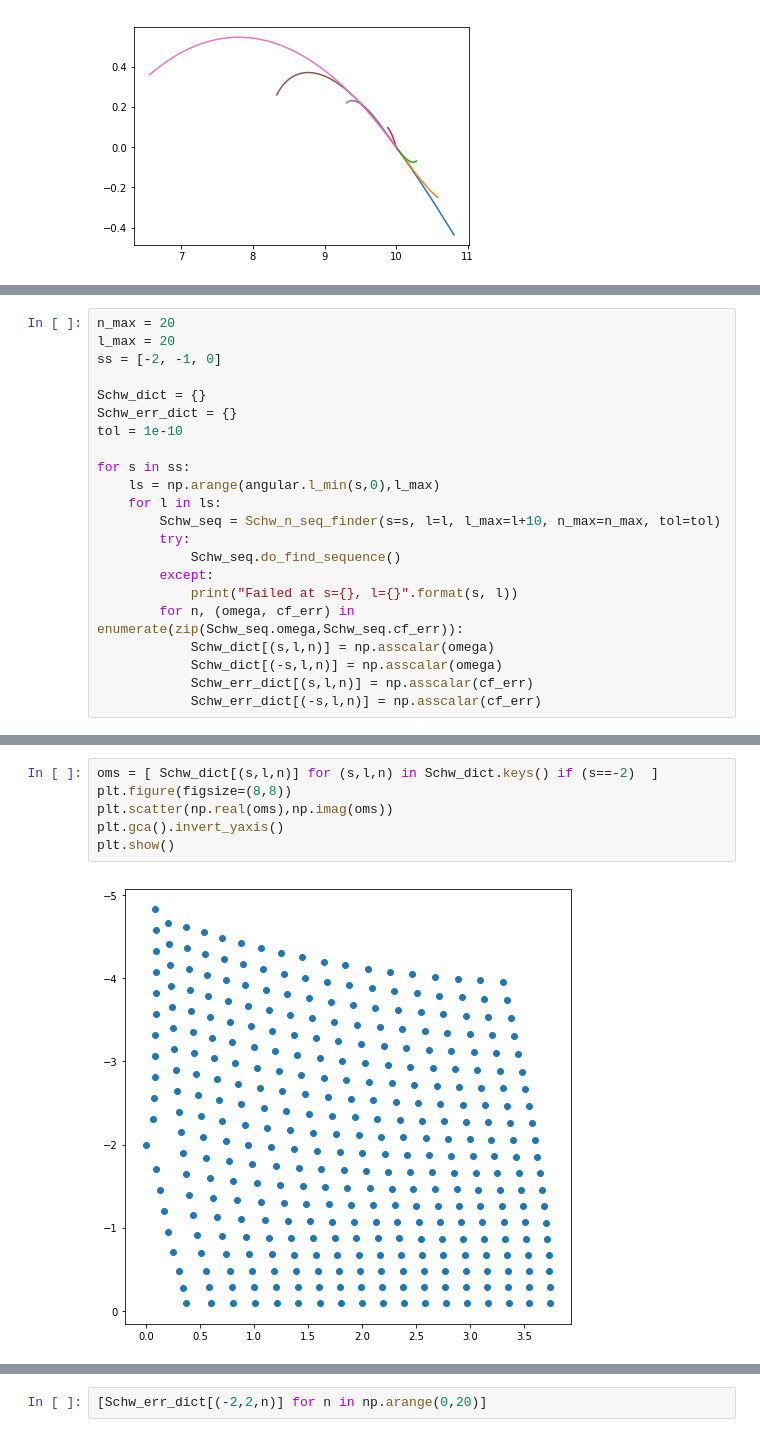
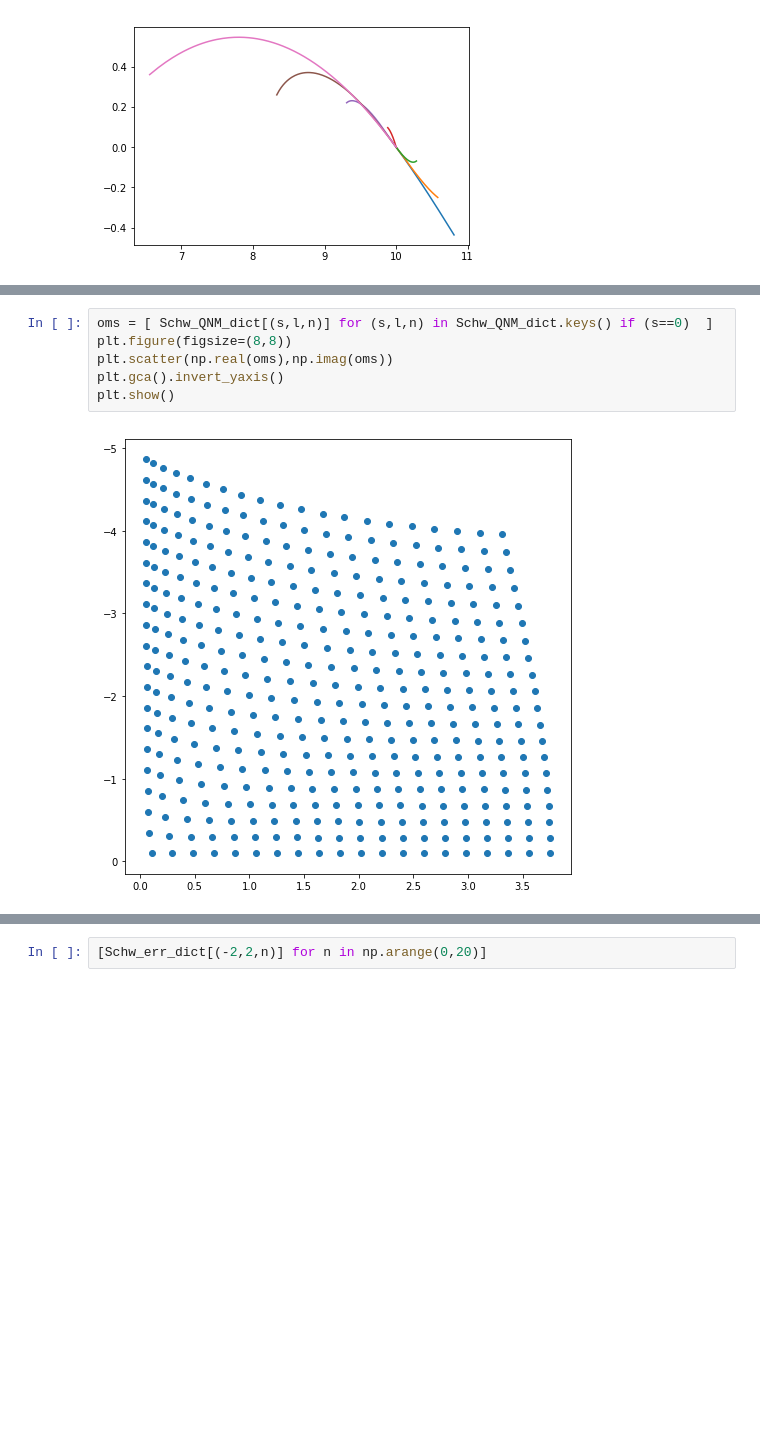
Before and after one commit to duetosymmetry/qnm, a Jupyter notebook: Experiment.ipynb, the cells around one changed output, grey strips where cells are left out. Drawn from its saved outputs; the diff is of its cells as text; blank space fills up the shorter version.

Commit message:
Module for auto-generating Schw QNM dict, only computes once

```diff
--- a/Experiment.ipynb
+++ b/Experiment.ipynb
@@ -268,22 +288,0 @@ from Schw_n_seq_finder import Schw_n_seq_finder
-# %%
-n_max = 20
-l_max = 20
-ss = [-2, -1, 0]
-
-Schw_dict = {}
-Schw_err_dict = {}
-tol = 1e-10
-
-for s in ss:
-    ls = np.arange(angular.l_min(s,0),l_max)
-    for l in ls:
-        Schw_seq = Schw_n_seq_finder(s=s, l=l, l_max=l+10, n_max=n_max, tol=tol)
-        try:
-            Schw_seq.do_find_sequence()
-        except:
-            print("Failed at s={}, l={}".format(s, l))
-        for n, (omega, cf_err) in enumerate(zip(Schw_seq.omega,Schw_seq.cf_err)):
-            Schw_dict[(s,l,n)] = np.asscalar(omega)
-            Schw_dict[(-s,l,n)] = np.asscalar(omega)
-            Schw_err_dict[(s,l,n)] = np.asscalar(cf_err)
-            Schw_err_dict[(-s,l,n)] = np.asscalar(cf_err)
@@ -327,11 +319,11 @@ sorted([ (s,l,n) for (s,l,n) in Schw_dict.keys() if (s==-2) and (l==2) ])
  (-2, 2, 18),
  (-2, 2, 19)]
 # %%
-oms = [ Schw_dict[(s,l,n)] for (s,l,n) in Schw_dict.keys() if (s==-2)  ]
+oms = [ Schw_QNM_dict[(s,l,n)] for (s,l,n) in Schw_QNM_dict.keys() if (s==0)  ]
 plt.figure(figsize=(8,8))
 plt.scatter(np.real(oms),np.imag(oms))
 plt.gca().invert_yaxis()
 plt.show()
 # %% [output]
-[figure, old version]
+[figure, new version]
 # %%
```
Also changed, not shown: parts of 12 cells of this notebook, 2 other files.
